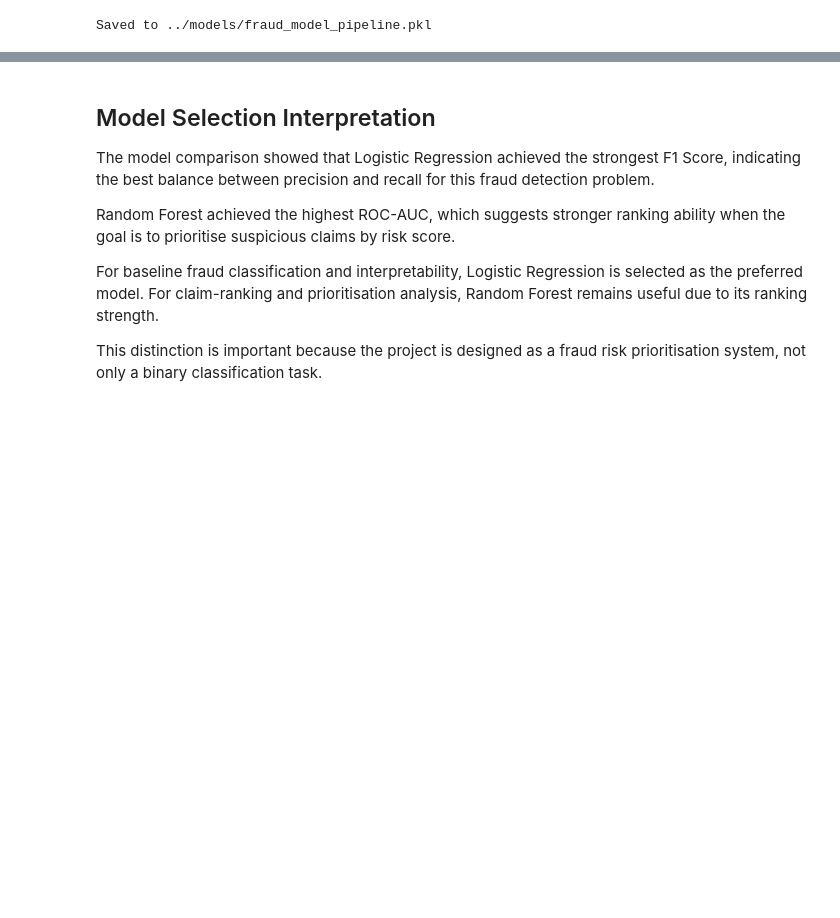
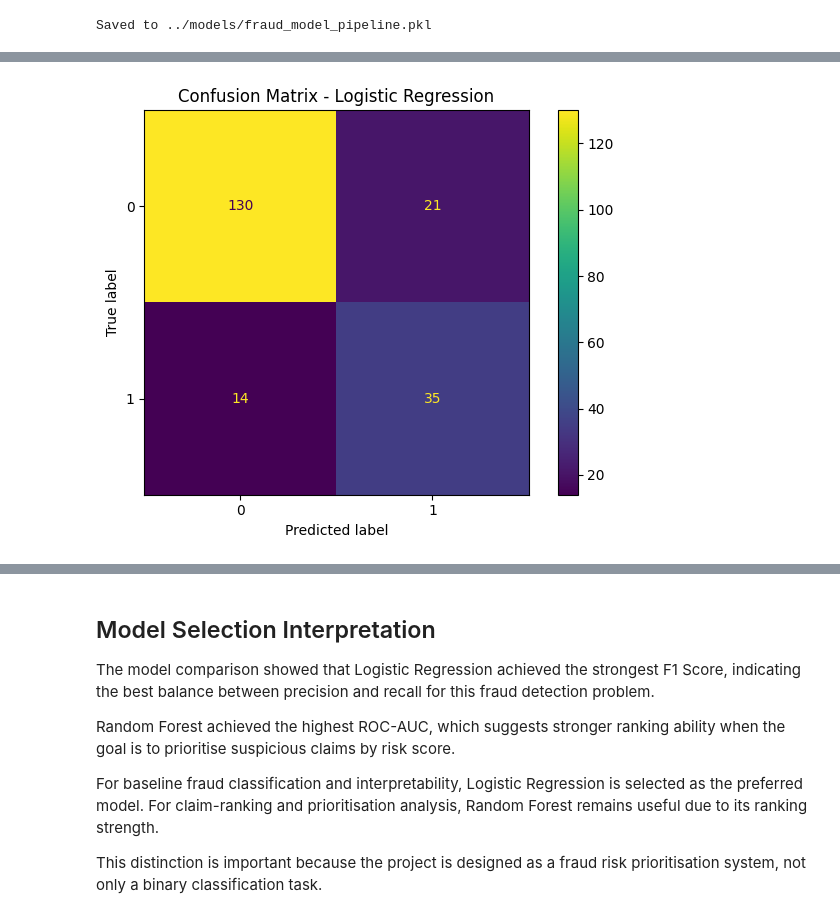
Before and after one commit to Eniola1cc/Insurance-Fraud-Project, a Jupyter notebook: notebooks/03_model_training.ipynb, the cells around one changed output, grey strips where cells are left out. Cells and saved outputs as stored; diff of their text form; code cells hidden in the pictures; blank space fills up the shorter version.

```diff
--- a/notebooks/03_model_training.ipynb
+++ b/notebooks/03_model_training.ipynb
@@ -305,0 +331,12 @@ plt.show()
+# %%
+y_pred_best = best_pipeline.predict(X_test)
+
+cm = confusion_matrix(y_test, y_pred_best)
+disp = ConfusionMatrixDisplay(confusion_matrix=cm)
+disp.plot()
+plt.title(f"Confusion Matrix - {best_model_name}")
+plt.tight_layout()
+plt.savefig("../reports/figures/confusion_matrix.png", dpi=300, bbox_inches="tight")
+plt.show()
+# %% [output]
+[figure, added]
```
Also changed, not shown: parts of 10 cells of this notebook, 1 other file.
